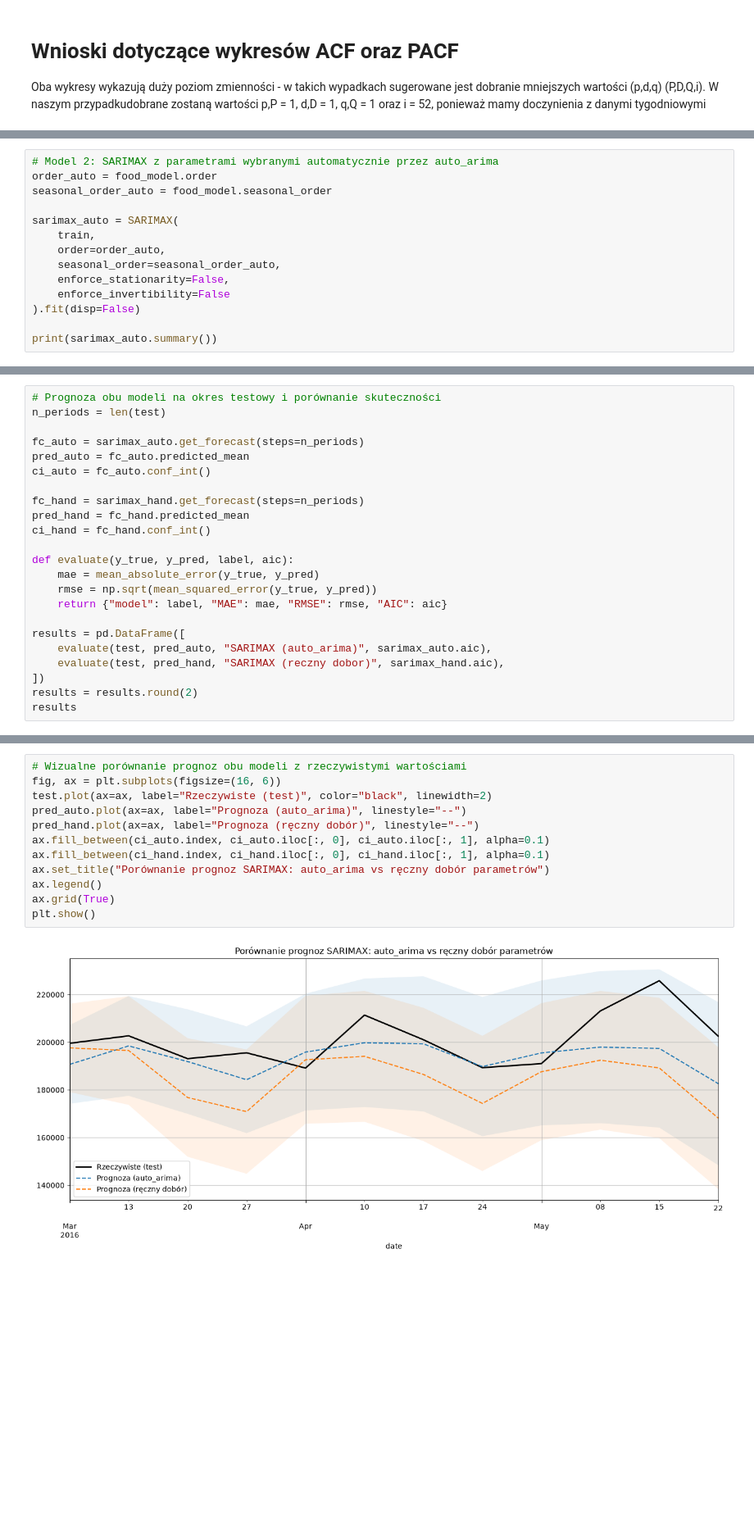
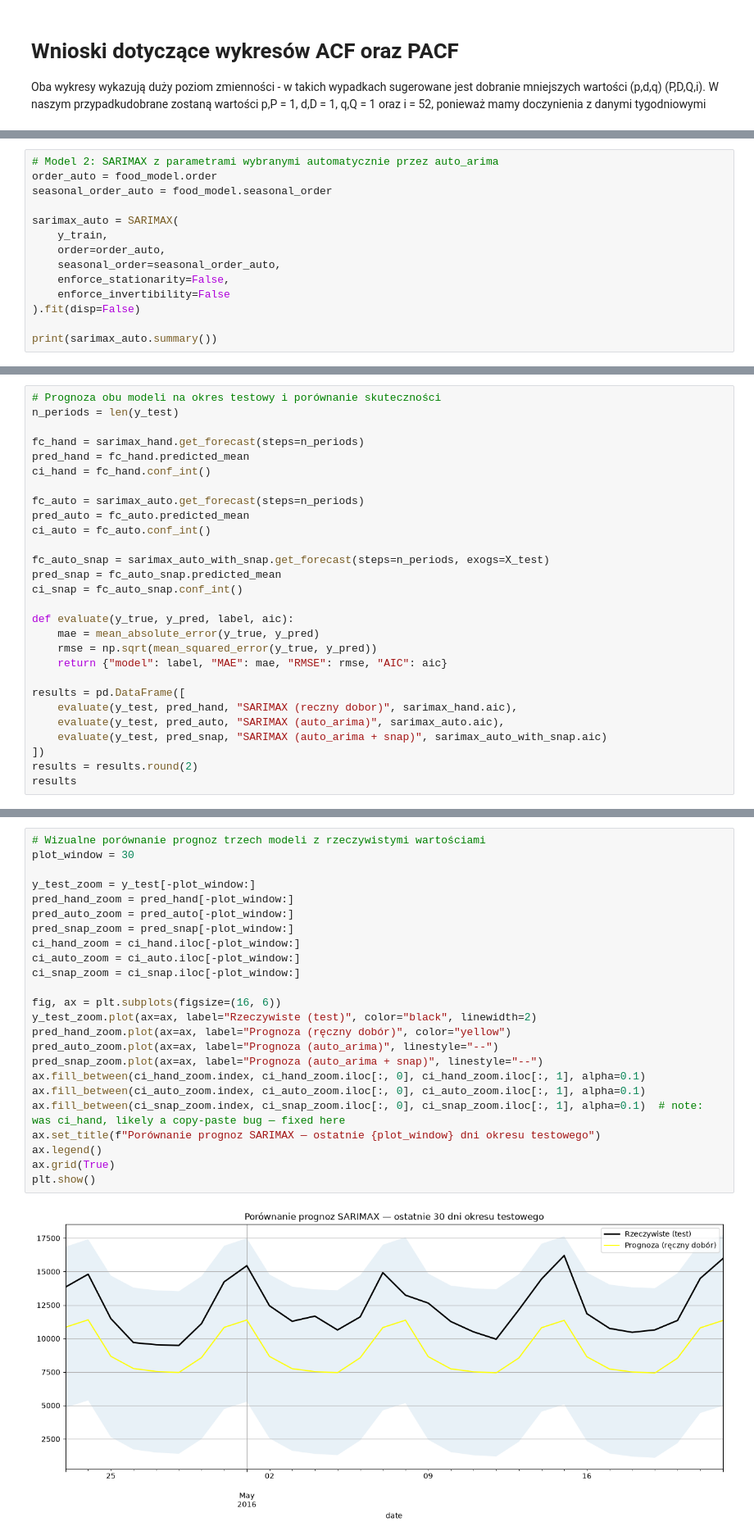
Before and after one commit to JakubOkrzesik/SARIMA-magisterka, a Jupyter notebook: main.ipynb, the cells around one changed output, grey strips where cells are left out. Shown at 82% size. Cells and saved outputs as stored; diff of their text form; blank space fills up the shorter version.

```diff
--- a/main.ipynb
+++ b/main.ipynb
@@ -334,7 +371,7 @@ order_auto = food_model.order
 seasonal_order_auto = food_model.seasonal_order
 
 sarimax_auto = SARIMAX(
-    train,
+    y_train,
     order=order_auto,
     seasonal_order=seasonal_order_auto,
     enforce_stationarity=False,
@@ -363,14 +433,18 @@ Warnings:
 # %%
 # Prognoza obu modeli na okres testowy i porównanie skuteczności
-n_periods = len(test)
+n_periods = len(y_test)
+
+fc_hand = sarimax_hand.get_forecast(steps=n_periods)
+pred_hand = fc_hand.predicted_mean
+ci_hand = fc_hand.conf_int()
 
 fc_auto = sarimax_auto.get_forecast(steps=n_periods)
 pred_auto = fc_auto.predicted_mean
 ci_auto = fc_auto.conf_int()
 
-fc_hand = sarimax_hand.get_forecast(steps=n_periods)
-pred_hand = fc_hand.predicted_mean
-ci_hand = fc_hand.conf_int()
+fc_auto_snap = sarimax_auto_with_snap.get_forecast(steps=n_periods, exogs=X_test)
+pred_snap = fc_auto_snap.predicted_mean
+ci_snap = fc_auto_snap.conf_int()
 
 def evaluate(y_true, y_pred, label, aic):
     mae = mean_absolute_error(y_true, y_pred)
@@ -378,8 +452,9 @@ def evaluate(y_true, y_pred, label, aic):
     return {"model": label, "MAE": mae, "RMSE": rmse, "AIC": aic}
 
 results = pd.DataFrame([
-    evaluate(test, pred_auto, "SARIMAX (auto_arima)", sarimax_auto.aic),
-    evaluate(test, pred_hand, "SARIMAX (reczny dobor)", sarimax_hand.aic),
+    evaluate(y_test, pred_hand, "SARIMAX (reczny dobor)", sarimax_hand.aic),
+    evaluate(y_test, pred_auto, "SARIMAX (auto_arima)", sarimax_auto.aic),
+    evaluate(y_test, pred_snap, "SARIMAX (auto_arima + snap)", sarimax_auto_with_snap.aic)
 ])
 results = results.round(2)
 results
@@ -390,14 +466,26 @@ results
 # %%
-# Wizualne porównanie prognoz obu modeli z rzeczywistymi wartościami
+# Wizualne porównanie prognoz trzech modeli z rzeczywistymi wartościami
+plot_window = 30
+
+y_test_zoom = y_test[-plot_window:]
+pred_hand_zoom = pred_hand[-plot_window:]
+pred_auto_zoom = pred_auto[-plot_window:]
+pred_snap_zoom = pred_snap[-plot_window:]
+ci_hand_zoom = ci_hand.iloc[-plot_window:]
+ci_auto_zoom = ci_auto.iloc[-plot_window:]
+ci_snap_zoom = ci_snap.iloc[-plot_window:]
+
 fig, ax = plt.subplots(figsize=(16, 6))
-test.plot(ax=ax, label="Rzeczywiste (test)", color="black", linewidth=2)
-pred_auto.plot(ax=ax, label="Prognoza (auto_arima)", linestyle="--")
-pred_hand.plot(ax=ax, label="Prognoza (ręczny dobór)", linestyle="--")
-ax.fill_between(ci_auto.index, ci_auto.iloc[:, 0], ci_auto.iloc[:, 1], alpha=0.1)
-ax.fill_between(ci_hand.index, ci_hand.iloc[:, 0], ci_hand.iloc[:, 1], alpha=0.1)
-ax.set_title("Porównanie prognoz SARIMAX: auto_arima vs ręczny dobór parametrów")
+y_test_zoom.plot(ax=ax, label="Rzeczywiste (test)", color="black", linewidth=2)
+pred_hand_zoom.plot(ax=ax, label="Prognoza (ręczny dobór)", color="yellow")
+pred_auto_zoom.plot(ax=ax, label="Prognoza (auto_arima)", linestyle="--")
+pred_snap_zoom.plot(ax=ax, label="Prognoza (auto_arima + snap)", linestyle="--")
+ax.fill_between(ci_hand_zoom.index, ci_hand_zoom.iloc[:, 0], ci_hand_zoom.iloc[:, 1], alpha=0.1)
+ax.fill_between(ci_auto_zoom.index, ci_auto_zoom.iloc[:, 0], ci_auto_zoom.iloc[:, 1], alpha=0.1)
+ax.fill_between(ci_snap_zoom.index, ci_snap_zoom.iloc[:, 0], ci_snap_zoom.iloc[:, 1], alpha=0.1)  # note: was ci_hand, likely a copy-paste bug — fixed here
+ax.set_title(f"Porównanie prognoz SARIMAX — ostatnie {plot_window} dni okresu testowego")
 ax.legend()
 ax.grid(True)
 plt.show()
 # %% [output]
-[figure, old version]
+[figure, new version]
```
Also changed, not shown: parts of 14 cells of this notebook.
